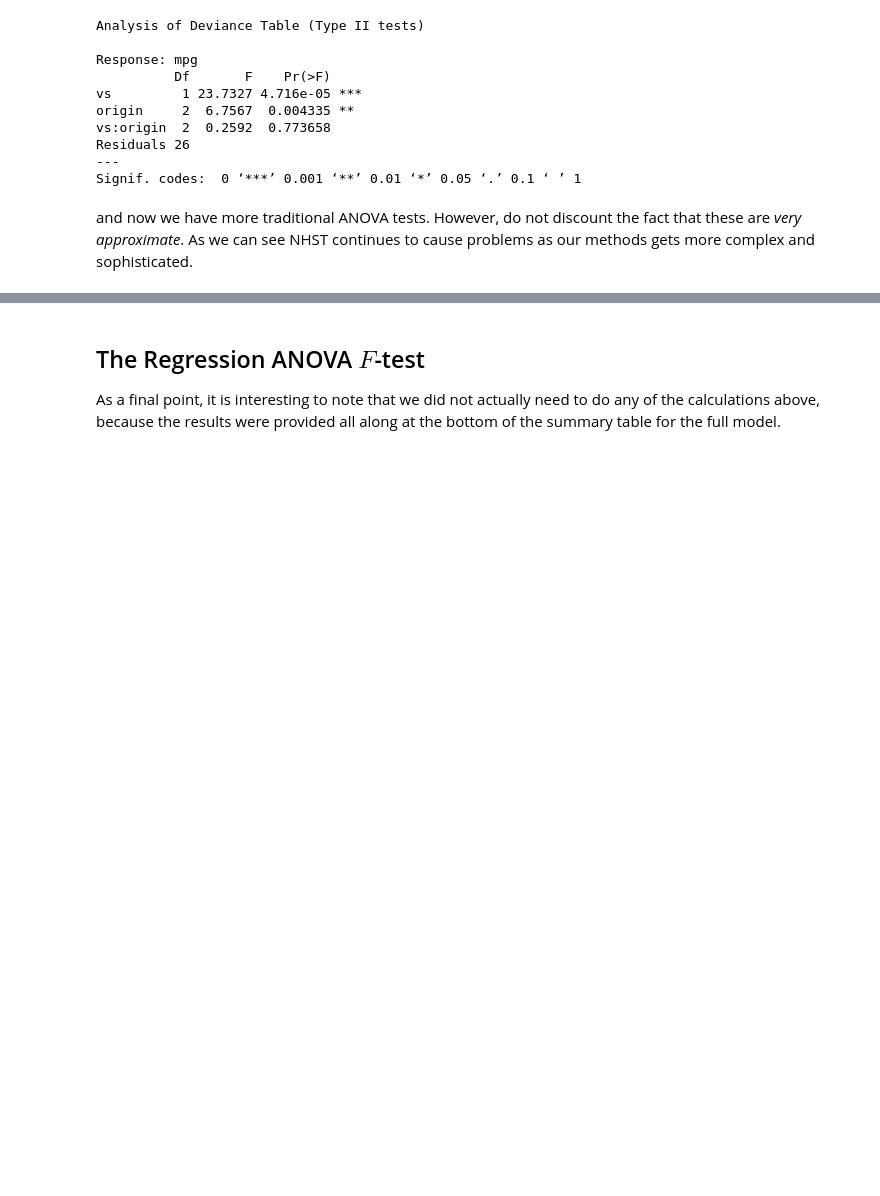
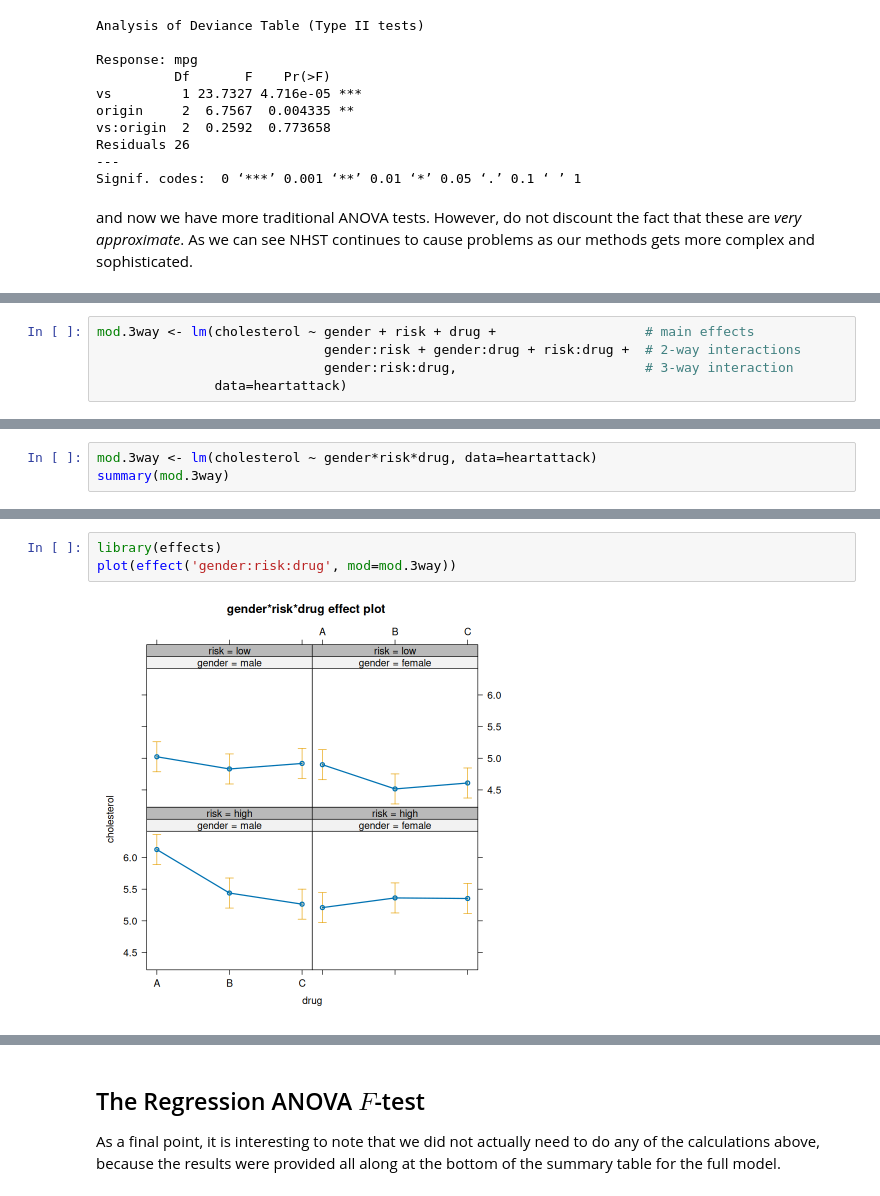
Before and after one commit to PCHN63101-Advanced-Data-Skills/Model-Comparisons-ANOVA, a Jupyter notebook: ANOVA-workshop.ipynb, the cells around one changed output, grey strips where cells are left out. Saved outputs shown, nothing was run; the diff lists cells and outputs as text; blank space fills up the shorter version.

```diff
--- a/ANOVA-workshop.ipynb
+++ b/ANOVA-workshop.ipynb
@@ -254,0 +289,5 @@ and now we have more traditional ANOVA tests. However, do not discount the fact
+# %%
+mod.3way <- lm(cholesterol ~ gender + risk + drug +                   # main effects
+                             gender:risk + gender:drug + risk:drug +  # 2-way interactions
+                             gender:risk:drug,                        # 3-way interaction
+               data=heartattack)
@@ -254,0 +296,3 @@ and now we have more traditional ANOVA tests. However, do not discount the fact
+# %%
+mod.3way <- lm(cholesterol ~ gender*risk*drug, data=heartattack)
+summary(mod.3way)
@@ -254,0 +341,5 @@ and now we have more traditional ANOVA tests. However, do not discount the fact
+# %%
+library(effects)
+plot(effect('gender:risk:drug', mod=mod.3way))
+# %% [output]
+[figure, added]
```
Also changed, not shown: parts of 28 cells of this notebook, 12 other files.
